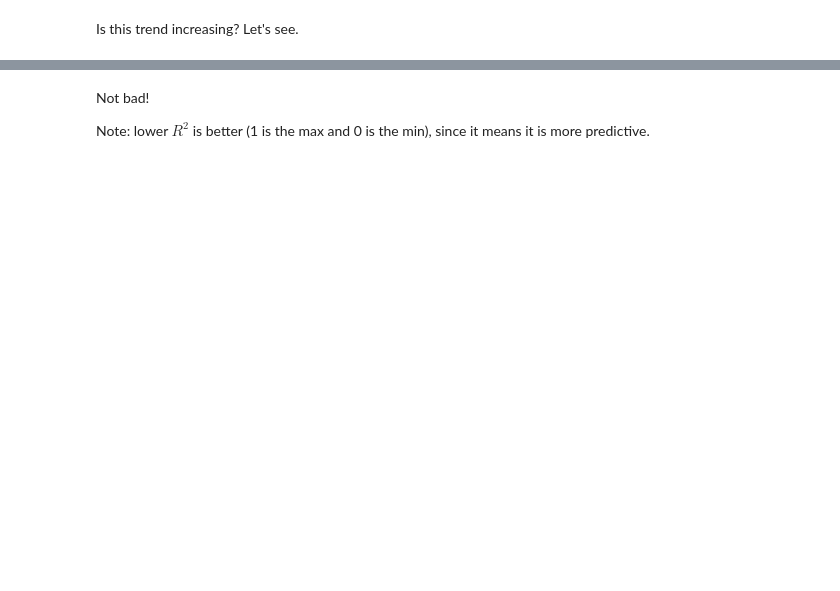
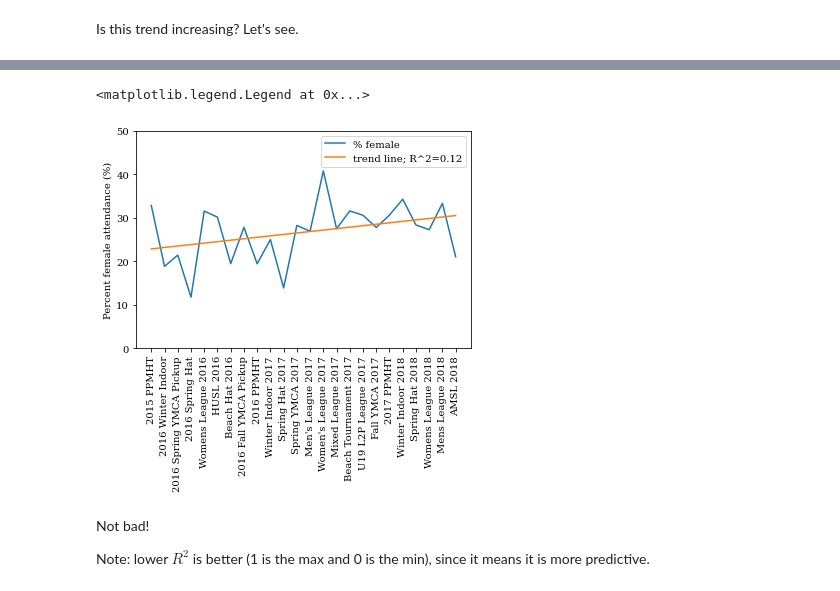
Before and after one commit to jammcc/liultimate-stuff, a Jupyter notebook: player-registration-analysis/LIU Attendance over time.ipynb, the cells around one changed output, grey strips where cells are left out. Cells and saved outputs as stored; diff of their text form; code cells hidden in the pictures; blank space fills up the shorter version.

```diff
--- a/player-registration-analysis/LIU Attendance over time.ipynb
+++ b/player-registration-analysis/LIU Attendance over time.ipynb
@@ -138,11 +120,14 @@ LR = LinearRegression()
 _ = LR.fit(X=X, y=y)
 score = LR.score(X=X, y=y)
 # %%
-fig, ax = plot_by_coed_event(100 * female_attendance / attendance, label="% female")
+fig, ax = plot_by_event(100 * female_attendance / attendance, coed_events, label="% female")
 ax.set_ylim(0, 50)
 ax.set_ylabel("Percent female attendance (%)")
 ax.plot(X, LR.predict(X), label=f"trend line; R^2={score:.2f}")
 ax.legend()
+# %% [output]
+<matplotlib.legend.Legend at 0x...>
+[figure, added]
 # %% [markdown]
 Not bad!
 
```
Also changed, not shown: parts of 9 cells of this notebook.
